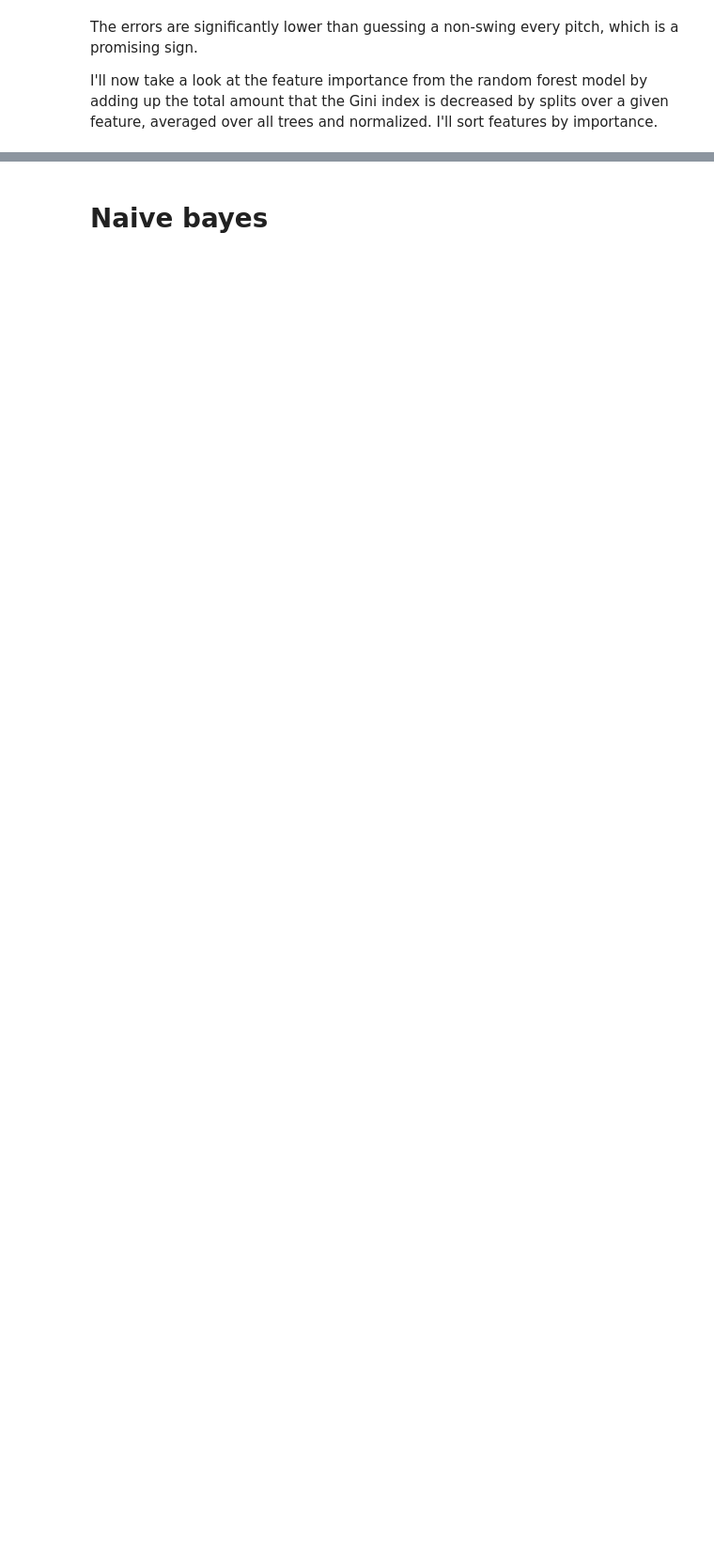
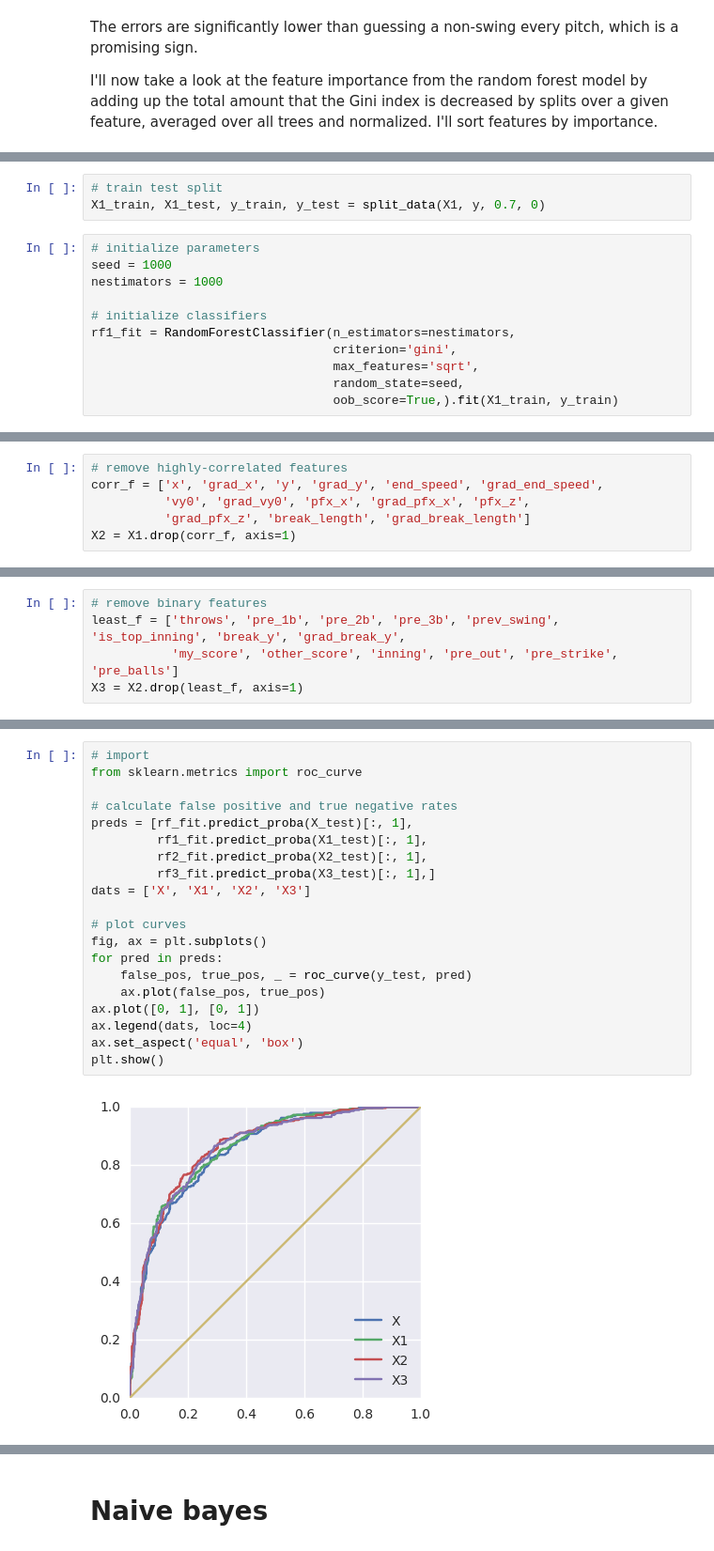
Before and after one commit to jasonpchang/pitchfx_sql, a Jupyter notebook: Notebooks/swing_prediction_models.ipynb, the cells around one changed output, grey strips where cells are left out. Shown at 94% size. Drawn from its saved outputs; the diff is of its cells as text; blank space fills up the shorter version.

```diff
--- a/Notebooks/swing_prediction_models.ipynb
+++ b/Notebooks/swing_prediction_models.ipynb
@@ -300,0 +264,14 @@ rf2_fit = RandomForestClassifier(n_estimators=nestimators,
+# %%
+# train test split
+X1_train, X1_test, y_train, y_test = split_data(X1, y, 0.7, 0)
+# %%
+# initialize parameters
+seed = 1000
+nestimators = 1000
+
+# initialize classifiers
+rf1_fit = RandomForestClassifier(n_estimators=nestimators,
+                                 criterion='gini',
+                                 max_features='sqrt',
+                                 random_state=seed,
+                                 oob_score=True,).fit(X1_train, y_train)
@@ -300,0 +357,6 @@ rf2_fit = RandomForestClassifier(n_estimators=nestimators,
+# %%
+# remove highly-correlated features
+corr_f = ['x', 'grad_x', 'y', 'grad_y', 'end_speed', 'grad_end_speed',
+          'vy0', 'grad_vy0', 'pfx_x', 'grad_pfx_x', 'pfx_z',
+          'grad_pfx_z', 'break_length', 'grad_break_length']
+X2 = X1.drop(corr_f, axis=1)
@@ -364 +394,6 @@ X3.loc[0, 'prev_swing'] = 0
+# %%
+# remove binary features
+least_f = ['throws', 'pre_1b', 'pre_2b', 'pre_3b', 'prev_swing', 'is_top_inning', 'break_y', 'grad_break_y',
+           'my_score', 'other_score', 'inning', 'pre_out', 'pre_strike', 'pre_balls']
+X3 = X2.drop(least_f, axis=1)
 # %%
@@ -413,0 +428,22 @@ roc_auc_score(y_test, rf1_fit.predict_proba(X_test)[:, 1])
+# %%
+# import
+from sklearn.metrics import roc_curve
+
+# calculate false positive and true negative rates
+preds = [rf_fit.predict_proba(X_test)[:, 1],
+         rf1_fit.predict_proba(X1_test)[:, 1],
+         rf2_fit.predict_proba(X2_test)[:, 1],
+         rf3_fit.predict_proba(X3_test)[:, 1],]
+dats = ['X', 'X1', 'X2', 'X3']
+
+# plot curves
+fig, ax = plt.subplots()
+for pred in preds:
+    false_pos, true_pos, _ = roc_curve(y_test, pred)
+    ax.plot(false_pos, true_pos)
+ax.plot([0, 1], [0, 1])
+ax.legend(dats, loc=4)
+ax.set_aspect('equal', 'box')
+plt.show()
+# %% [output]
+[figure, added]
```
Also changed, not shown: parts of 72 cells of this notebook.
